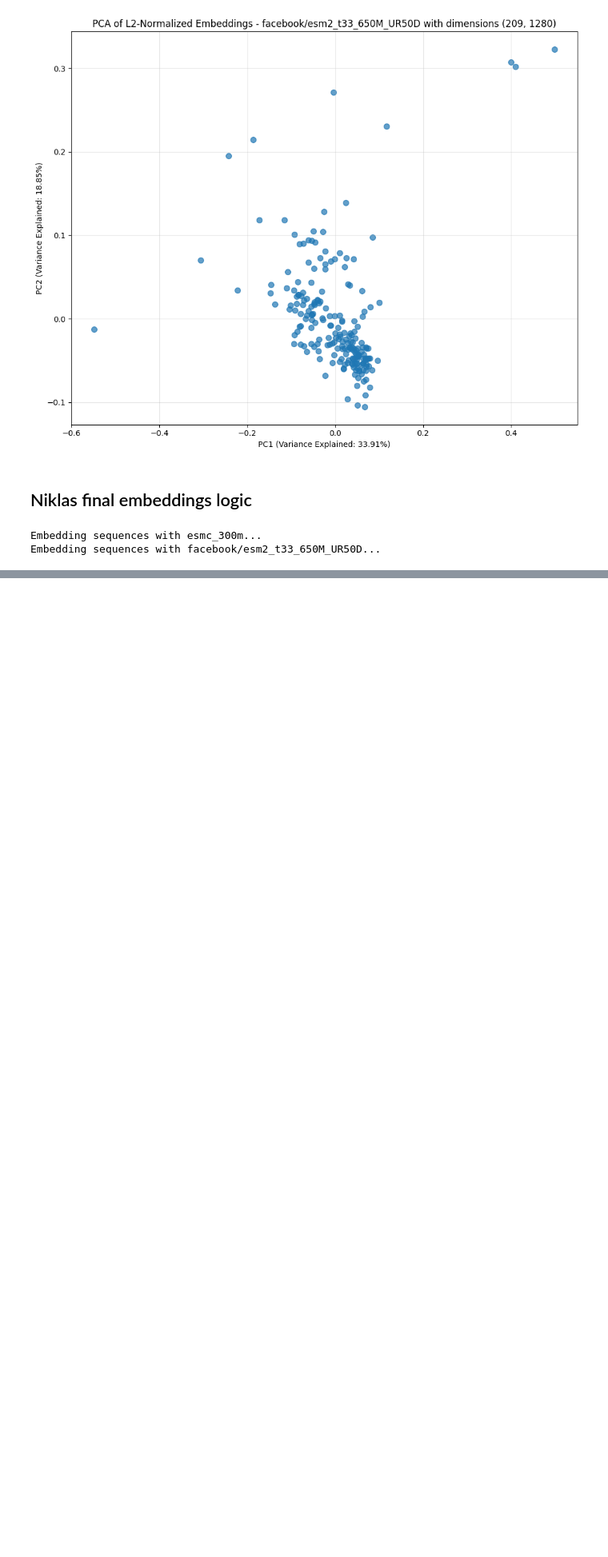
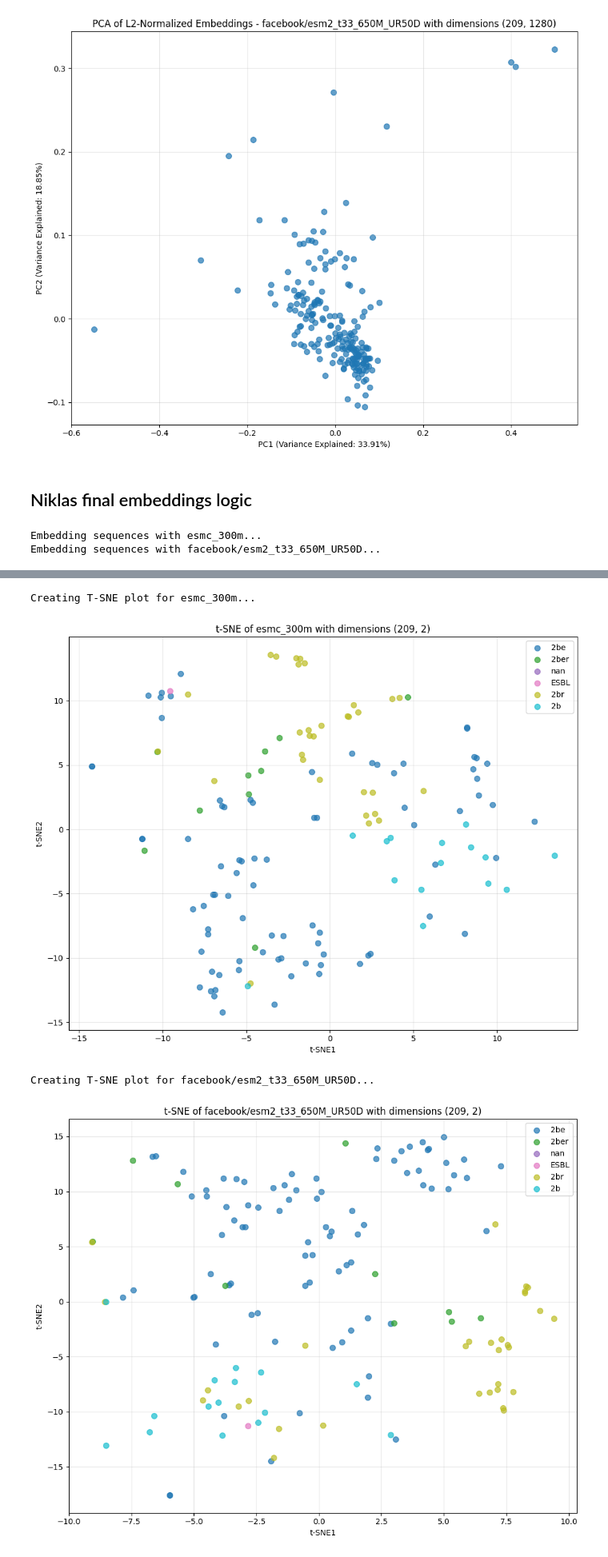
Before and after one commit to PyEED/TEM-lactamase, a Jupyter notebook: scr/analysis/embedding_analysis_multi_model_comparison_STANDARD.ipynb, the cells around one changed output, grey strips where cells are left out. Shown at 80% size. Cells and saved outputs as stored; diff of their text form; code cells hidden in the pictures; blank space fills up the shorter version.

```diff
--- a/scr/analysis/embedding_analysis_multi_model_comparison_STANDARD.ipynb
+++ b/scr/analysis/embedding_analysis_multi_model_comparison_STANDARD.ipynb
@@ -384,0 +431,43 @@ Error:
+# %%
+# create a T-sne Plot of the embeddings embeddings_all_sequences_last_layer with phenotype coloring
+from sklearn.manifold import TSNE
+import numpy as np
+
+for model_name in model_name_list:
+    print(f"Creating T-SNE plot for {model_name}...")
+    model_embeddings = np.array(embeddings_all_sequences_last_layer[model_name])
+    tsne = TSNE(n_components=2, random_state=42)
+    tsne_result = tsne.fit_transform(model_embeddings)
+
+    # Create the plot
+    plt.figure(figsize=(10, 8))
+
+    # Get phenotypes for coloring from df (only for rows where protein_id_database is not NA)
+    phenotypes = df.loc[~df['protein_id_database'].isna(), 'phenotype'].tolist()
+
+    # Create scatter plot with phenotypes as colors
+    unique_phenotypes = list(set(phenotypes))
+    colors = plt.cm.tab10(np.linspace(0, 1, len(unique_phenotypes)))
+
+    for i, phenotype in enumerate(unique_phenotypes):
+        mask = [p == phenotype for p in phenotypes]
+        plt.scatter(tsne_result[mask, 0], tsne_result[mask, 1],
+                   c=[colors[i]], label=phenotype, alpha=0.7, s=50)
+
+    plt.xlabel('t-SNE1')
+    plt.ylabel('t-SNE2')
+    plt.title(f't-SNE of {model_name} with dimensions {tsne_result.shape}')
+    plt.legend()
+    plt.grid(True, alpha=0.3)
+    plt.tight_layout()
+
+    # Save the plot
+    safe_model_name = model_name.replace('/', '_').replace(':', '_')
+    plt.savefig(os.path.join(output_dir, f'tsne_embeddings_standard_final_embeddings_{safe_model_name}.png'),
+                dpi=300, bbox_inches='tight')
+    plt.show()
+# %% [output]
+Creating T-SNE plot for esmc_300m...
+[figure, added]
+Creating T-SNE plot for facebook/esm2_t33_650M_UR50D...
+[figure, added]
```
Also changed, not shown: parts of 6 cells of this notebook, 2 other files.
